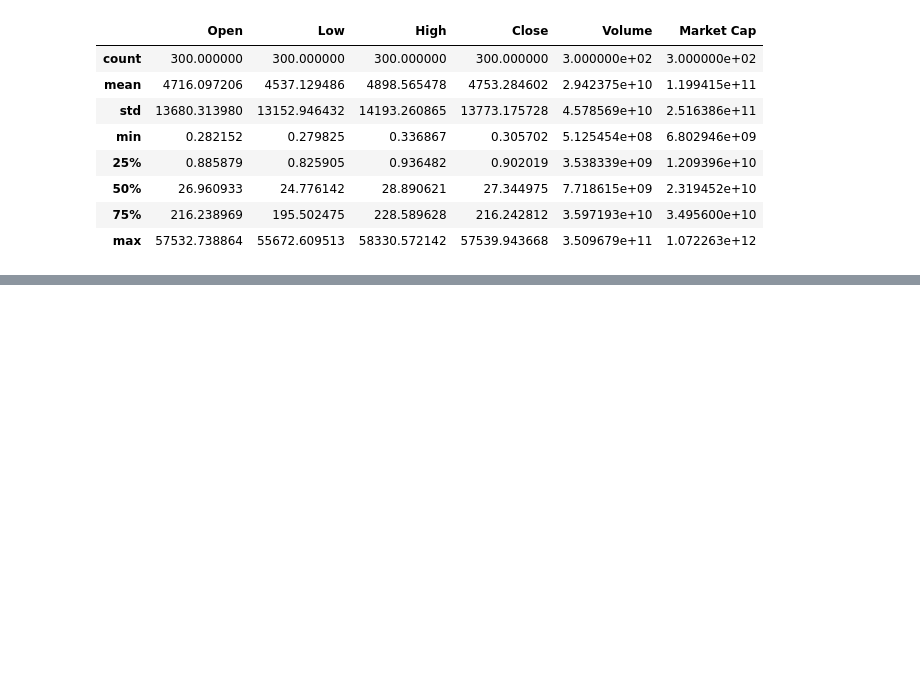
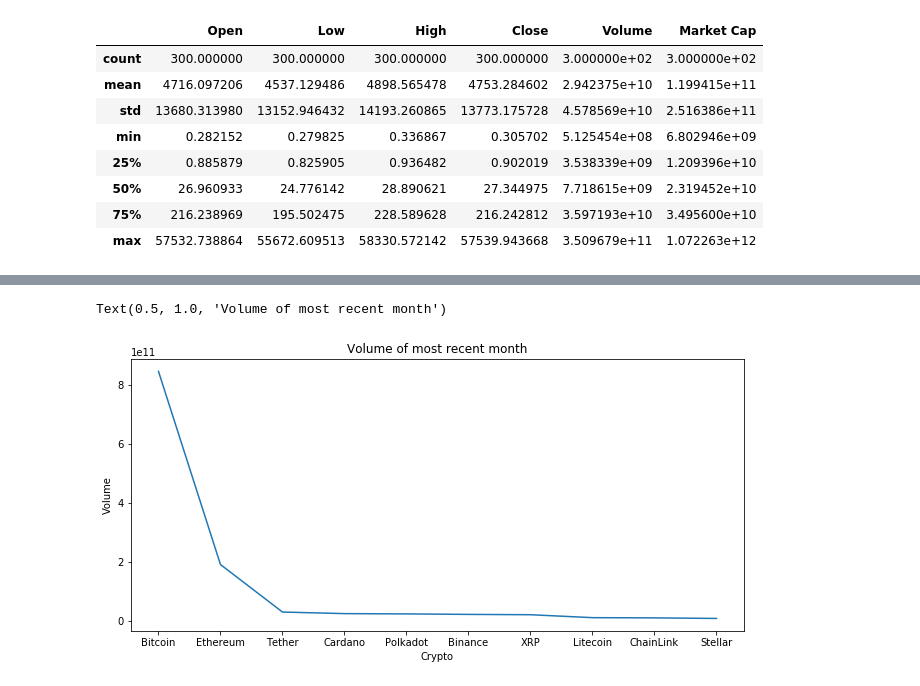
Before and after one commit to Thuyila/DataMadness, a Jupyter notebook: DataMadness.ipynb, the cells around one changed output, grey strips where cells are left out. Saved outputs shown, nothing was run; the diff lists cells and outputs as text; code cells hidden in the pictures; blank space fills up the shorter version.

```diff
--- a/DataMadness.ipynb
+++ b/DataMadness.ipynb
@@ -154,0 +171,12 @@ plt.show()
+# %%
+# The plot between avg volume and cryptos
+avg_volume = crypto_group['Volume'].agg(np.mean)
+avg_volume = avg_market.sort_values(ascending = False)
+plt.plot(avg_volume)
+plt.rcParams["figure.figsize"] = (11,10)
+plt.xlabel('Crypto')
+plt.ylabel('Volume')
+plt.title('Volume of most recent month')
+# %% [output]
+Text(0.5, 1.0, 'Volume of most recent month')
+[figure, added]
```
Also changed, not shown: parts of 17 cells of this notebook.
